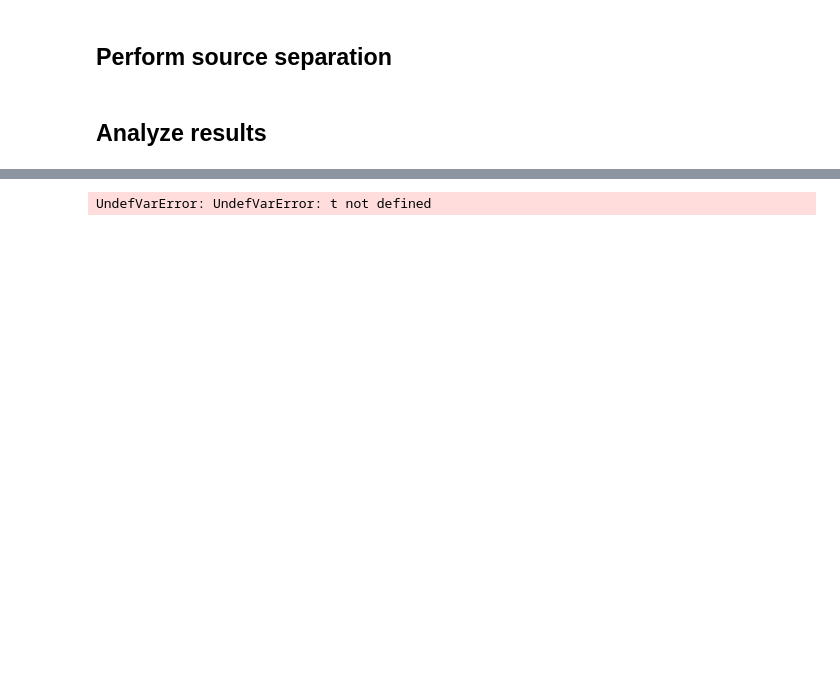
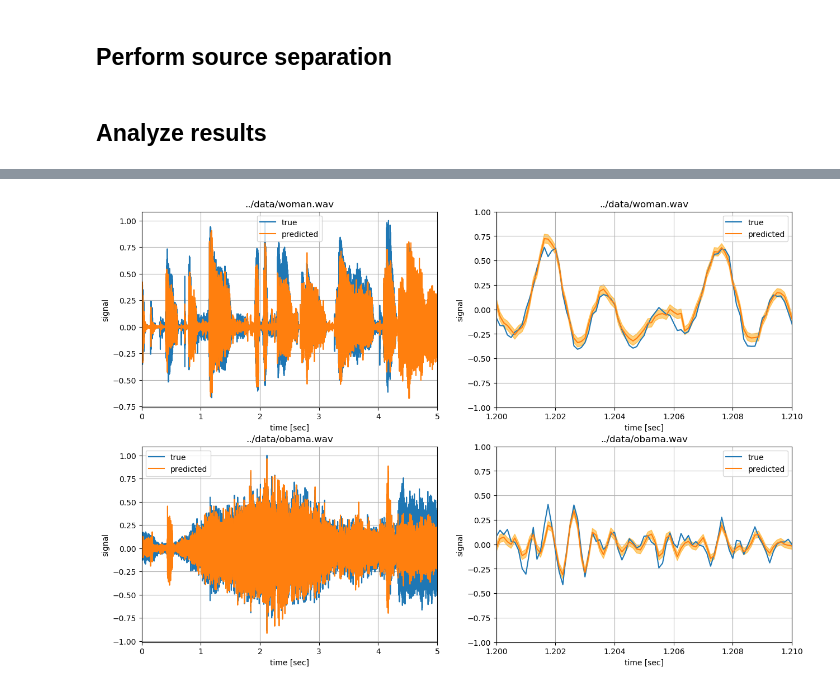
Before and after one commit to biaslab/SituatedSoundscaping, a Jupyter notebook: final/GSMM_modelling.ipynb, the cells around one changed output, grey strips where cells are left out. Drawn from its saved outputs; the diff is of its cells as text; code cells hidden in the pictures; blank space fills up the shorter version.

```diff
--- a/final/GSMM_modelling.ipynb
+++ b/final/GSMM_modelling.ipynb
@@ -651,29 +632,29 @@ plt.clim(-15,-3)
 # %%
 # create axes for subplots
 _, ax = plt.subplots(ncols=2, nrows=length(sound_files), figsize=(15, 5*(length(sound_files))))
 
 # loop through rows and fill them
 for k = 1:length(sound_files)
 
     # plot time-domain signal
-    ax[k,1].plot(t, signal[k], label="true")
-    ax[k,1].plot(t, μ_separated[k], label="predicted")
-    ax[k,2].fill_between(t, μ_separated[k] .- σ_separated[k], μ_separated[k] .+ σ_separated[k], alpha=0.3, color="orange")
-    ax[k,1].set_xlim([0, duration]), ax[k,1].set_xlabel("time [sec]"), ax[k,1].set_ylabel("signal"), ax[k,1].grid(), ax[k,1].set_title(sound_files[k]), ax[k,1].legend()
+    ax[k,1].plot(t_sep, signal_sep[k], label="true")
+    ax[k,1].plot(t_sep, μ_predicted[k], label="predicted")
+    ax[k,2].fill_between(t_sep, μ_predicted[k] .- σ_predicted[k], μ_predicted[k] .+ σ_predicted[k], alpha=0.3, color="orange")
+    ax[k,1].set_xlim([0, duration_sep]), ax[k,1].set_xlabel("time [sec]"), ax[k,1].set_ylabel("signal"), ax[k,1].grid(), ax[k,1].set_title(sound_files[k]), ax[k,1].legend()
 
     # plot zoomed-in version of signal
-    ax[k,2].plot(t, signal[k], label="true")
-    ax[k,2].plot(t, μ_separated[k], label="predicted")
-    ax[k,2].fill_between(t, μ_separated[k] .- σ_separated[k], μ_separated[k] .+ σ_separated[k], alpha=0.3, color="orange")
-    ax[k,2].set_xlim([1, 1.01]), ax[k,2].set_ylim(-1,1), ax[k,2].set_xlabel("time [sec]"), ax[k,2].set_ylabel("signal"), ax[k,2].grid(), ax[k,2].set_title(sound_files[k]), ax[k,2].legend()
+    ax[k,2].plot(t_sep, signal_sep[k], label="true")
+    ax[k,2].plot(t_sep, μ_predicted[k], label="predicted")
+    ax[k,2].fill_between(t_sep, μ_predicted[k] .- σ_predicted[k], μ_predicted[k] .+ σ_predicted[k], alpha=0.3, color="orange")
+    ax[k,2].set_xlim([1.2, 1.21]), ax[k,2].set_ylim(-1,1), ax[k,2].set_xlabel("time [sec]"), ax[k,2].set_ylabel("signal"), ax[k,2].grid(), ax[k,2].set_title(sound_files[k]), ax[k,2].legend()
 
 end
 
 # save figure
-filename_figures1 = folder_figures*"/AR_time_"*join([split(split(sound_files[k],"/")[end], ".")[1]*"_" for k=1:length(sound_files)])*string(AR_order, pad=2)*"_"*@sprintf("%.1E", γ_meas_sep)*".png"
-plt.savefig(filename_figures1)
+filename_figures2 = folder_figures*"/GSMM_time2_"*join([split(split(sound_files[k],"/")[end], ".")[1]*"_" for k=1:length(sound_files)])*join([string(nr_clusters[ki], pad=2)*"_" for ki=1:length(nr_clusters)])*string(nr_freqs, pad=2)*"_"*@sprintf("%.1E", Σ_meas_train)*"_"*@sprintf("%.1E", Σ_meas_sep)*".png"
+plt.savefig(filename_figures2)
 # %% [output]
-UndefVarError: UndefVarError: t not defined
+[figure, added]
 # %%
 # create axes for subplots
 _, ax = plt.subplots(ncols=2, nrows=length(sound_files), figsize=(15, 5*(length(sound_files))))
```
Also changed, not shown: parts of 15 cells of this notebook, 47 other files.
